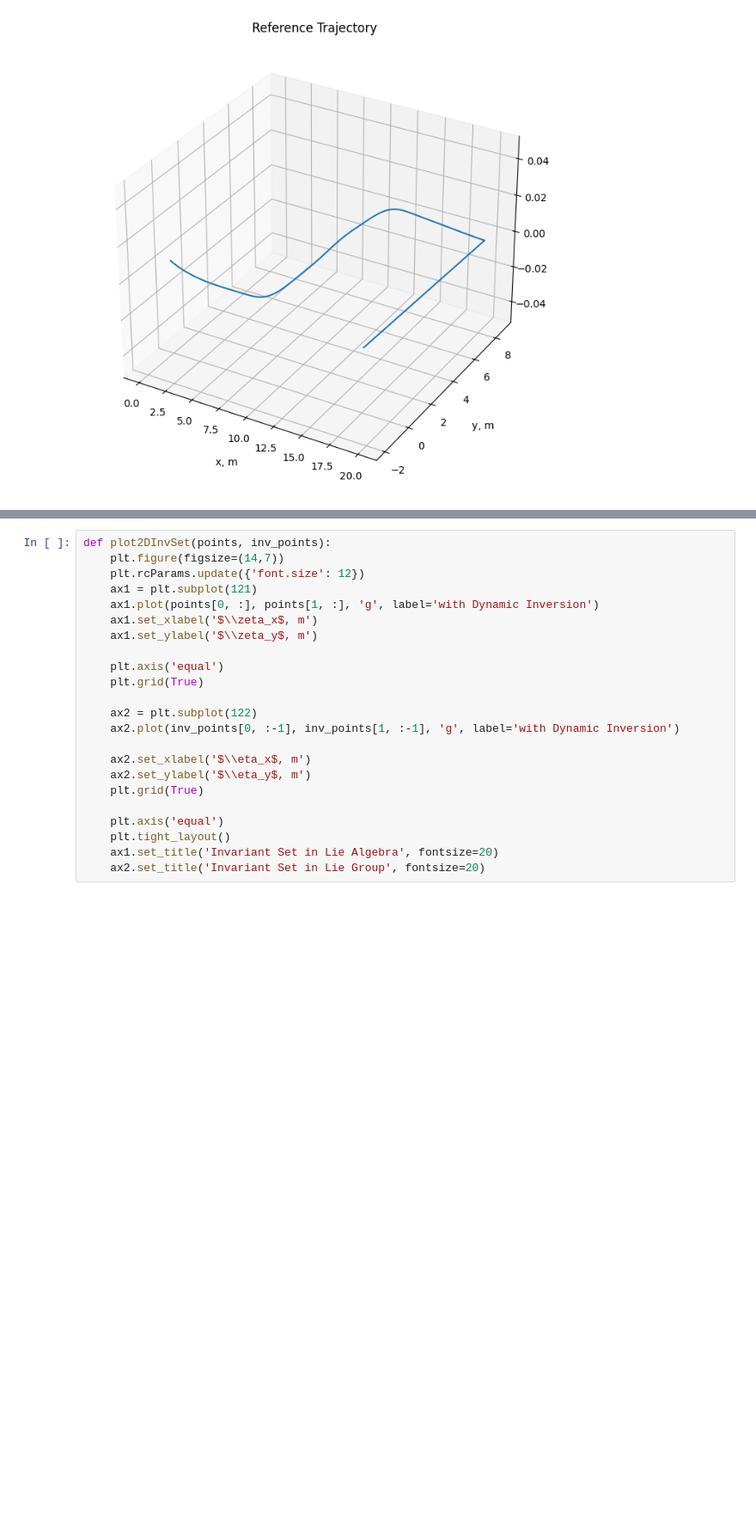
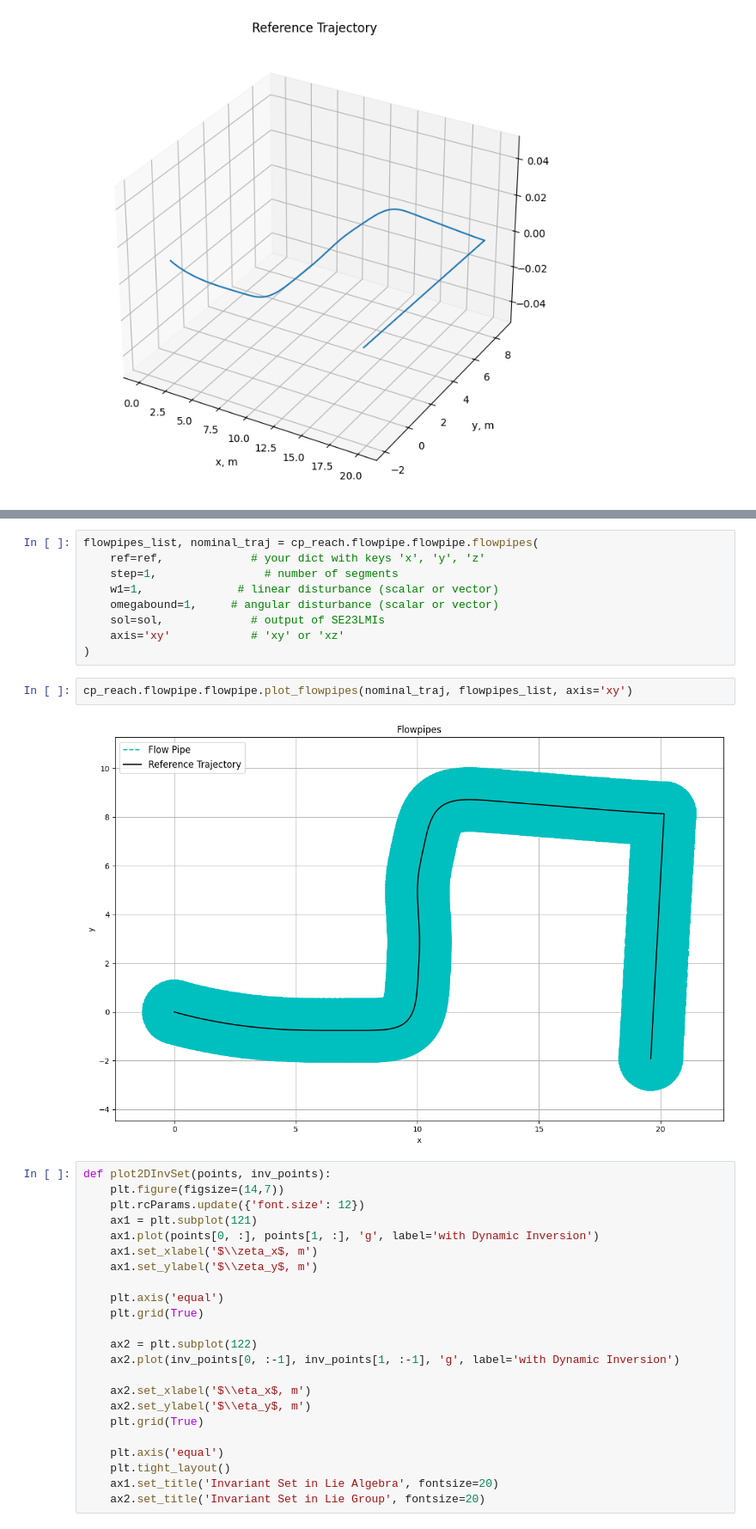
Before and after one commit to micahkc/cp_reach, a Jupyter notebook: cp_reach/examples/Quadrotor_example.ipynb, the cells around one changed output, grey strips where cells are left out. Shown at 86% size. Saved outputs shown, nothing was run; the diff lists cells and outputs as text; blank space fills up the shorter version.

```diff
--- a/cp_reach/examples/Quadrotor_example.ipynb
+++ b/cp_reach/examples/Quadrotor_example.ipynb
@@ -42,3 +53,16 @@ print(inv_points)
+# %%
+flowpipes_list, nominal_traj = cp_reach.flowpipe.flowpipe.flowpipes(
+    ref=ref,             # your dict with keys 'x', 'y', 'z'
+    step=1,                # number of segments
+    w1=1,              # linear disturbance (scalar or vector)
+    omegabound=1,     # angular disturbance (scalar or vector)
+    sol=sol,             # output of SE23LMIs
+    axis='xy'            # 'xy' or 'xz'
+)
+# %%
+cp_reach.flowpipe.flowpipe.plot_flowpipes(nominal_traj, flowpipes_list, axis='xy')
+# %% [output]
+[figure, added]
 # %%
 def plot2DInvSet(points, inv_points):
     plt.figure(figsize=(14,7))
```
Also changed, not shown: parts of 11 cells of this notebook, 6 other files.
